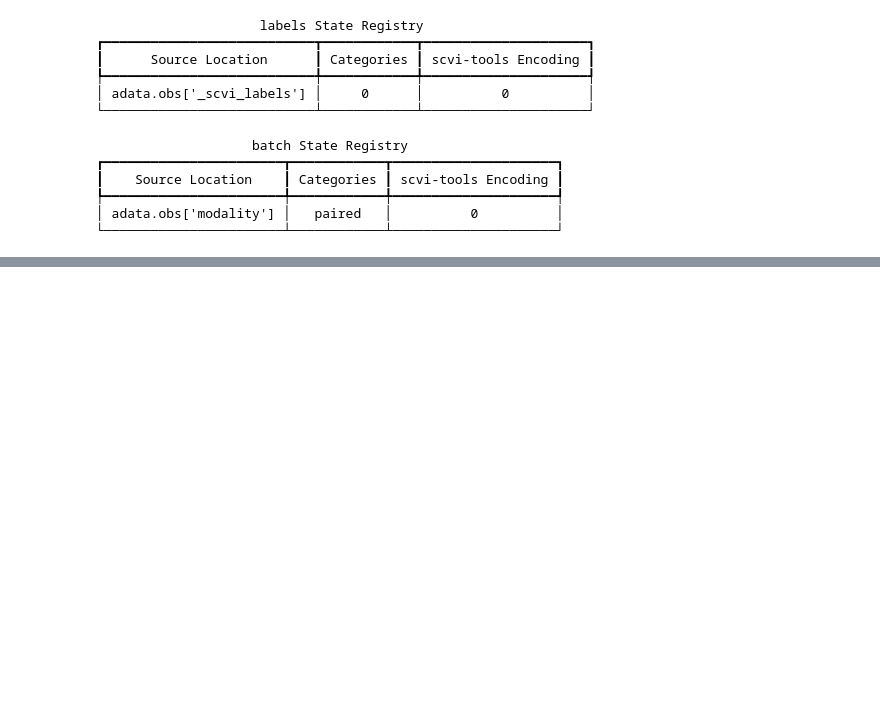
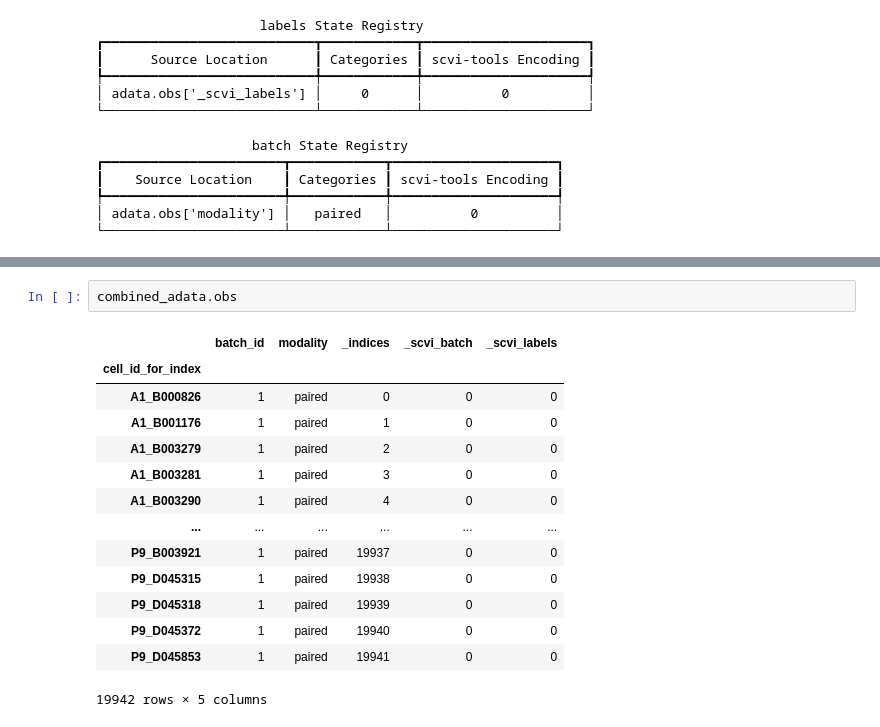
Before and after one commit to smritivaidyanathan/multivi_tools_splicing, a Jupyter notebook: multi_vi_splice_notebook.ipynb, the cells around one changed output, grey strips where cells are left out. Drawn from its saved outputs; the diff is of its cells as text; blank space fills up the shorter version.

```diff
--- a/multi_vi_splice_notebook.ipynb
+++ b/multi_vi_splice_notebook.ipynb
@@ -135,0 +136,17 @@ NameError: name 'exit' is not defined
+# %%
+combined_adata.obs
+# %% [output]
+|  | batch_id | modality | _indices | _scvi_batch | _scvi_labels |
+| cell_id_for_index |  |  |  |  |  |
+| A1_B000826 | 1 | paired | 0 | 0 | 0 |
+| A1_B001176 | 1 | paired | 1 | 0 | 0 |
+| A1_B003279 | 1 | paired | 2 | 0 | 0 |
+| A1_B003281 | 1 | paired | 3 | 0 | 0 |
+| A1_B003290 | 1 | paired | 4 | 0 | 0 |
+| ... | ... | ... | ... | ... | ... |
+| P9_B003921 | 1 | paired | 19937 | 0 | 0 |
+| P9_D045315 | 1 | paired | 19938 | 0 | 0 |
+| P9_D045318 | 1 | paired | 19939 | 0 | 0 |
+| P9_D045372 | 1 | paired | 19940 | 0 | 0 |
+| P9_D045853 | 1 | paired | 19941 | 0 | 0 |
+19942 rows × 5 columns
```
Also changed, not shown: parts of 9 cells of this notebook.
